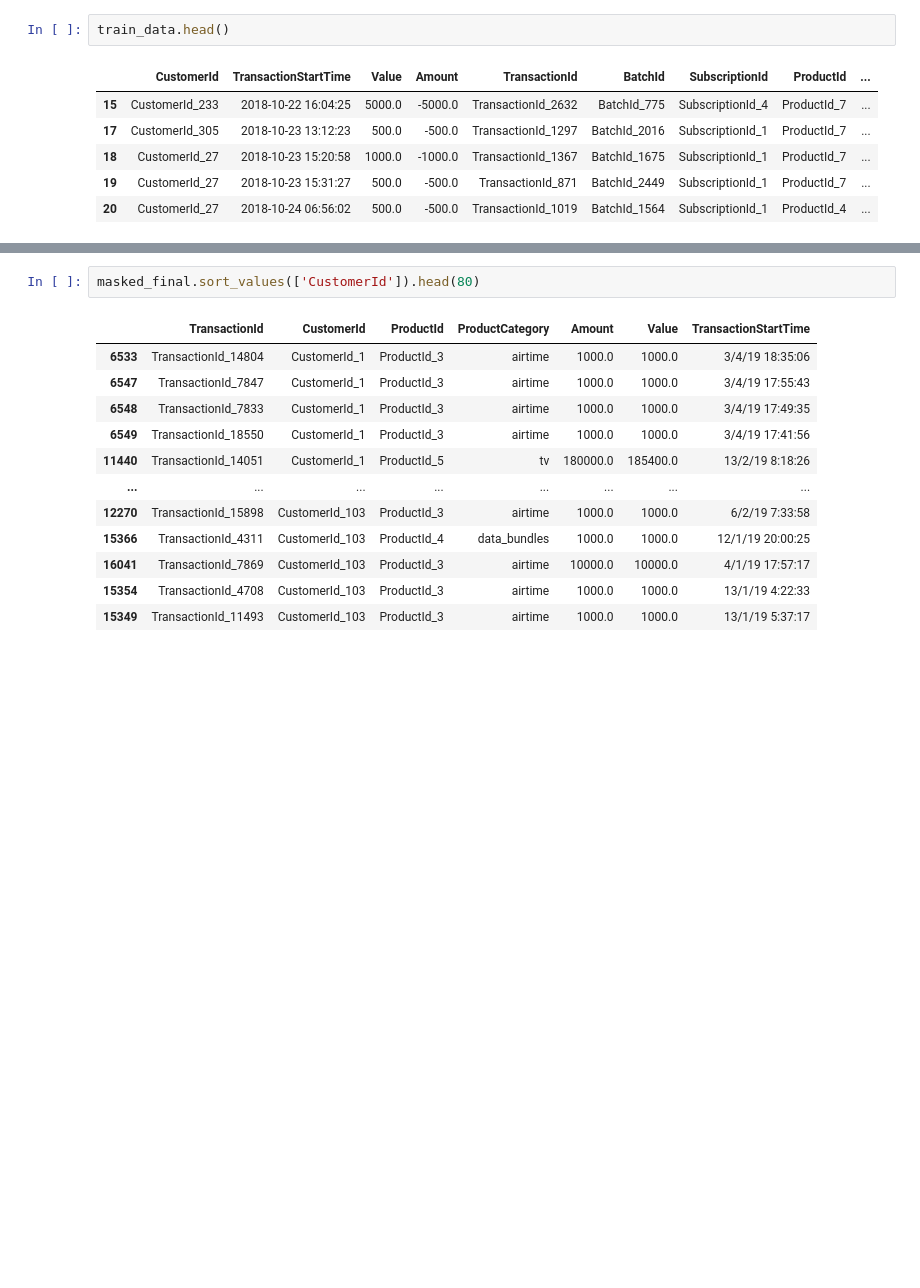
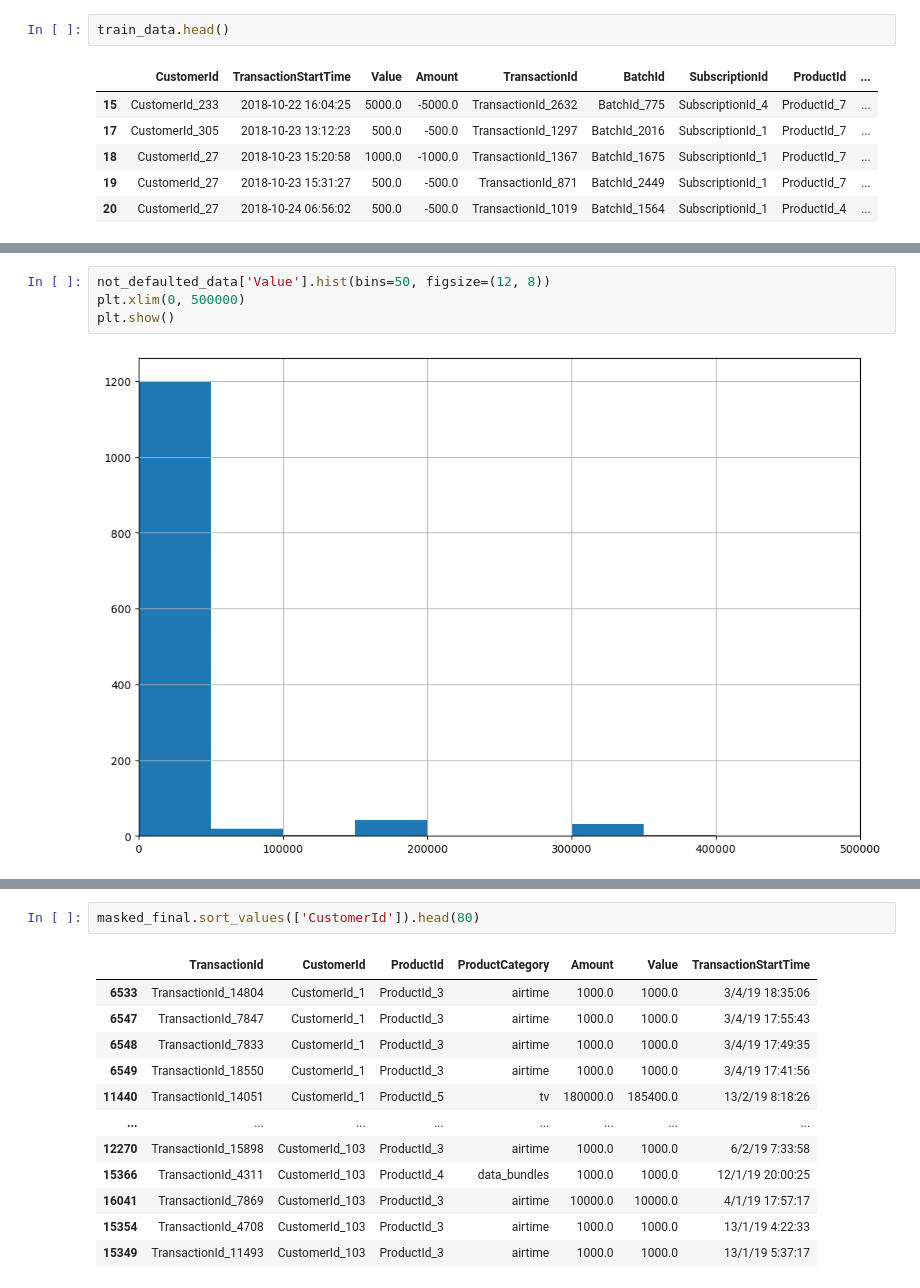
Before and after one commit to scLee123/scLee123, a Jupyter notebook: SY_data_project.ipynb, the cells around one changed output, grey strips where cells are left out. Drawn from its saved outputs; the diff is of its cells as text; blank space fills up the shorter version.

```diff
--- a/SY_data_project.ipynb
+++ b/SY_data_project.ipynb
@@ -320,0 +396,6 @@ train_data.sort_values(['CustomerId']).head(50)
+# %%
+not_defaulted_data['Value'].hist(bins=50, figsize=(12, 8))
+plt.xlim(0, 500000)
+plt.show()
+# %% [output]
+[figure, added]
```
Also changed, not shown: parts of 17 cells of this notebook.
